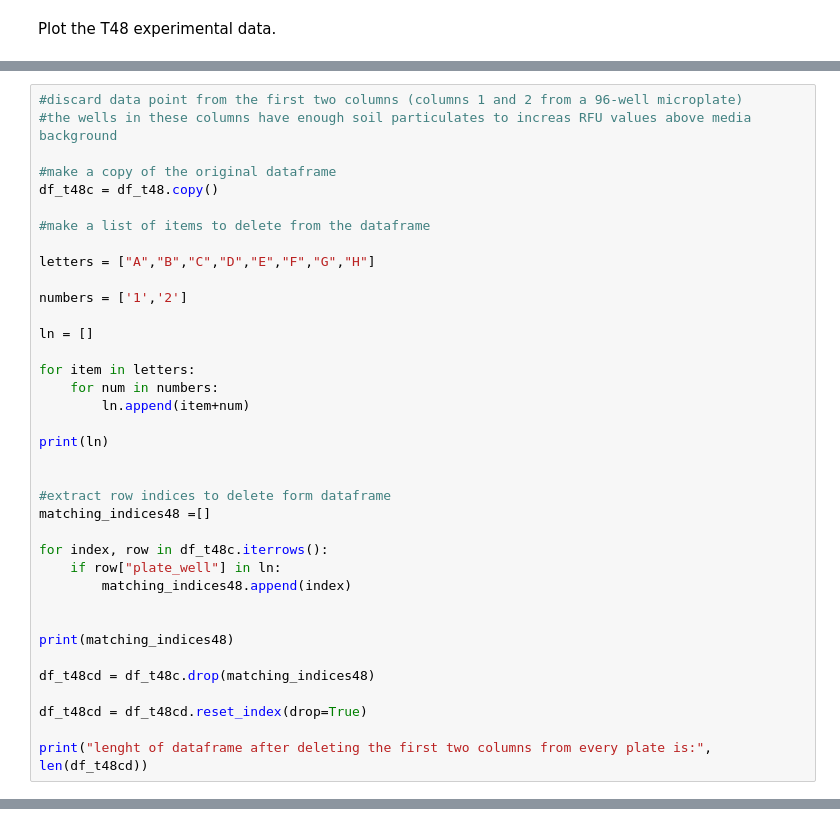
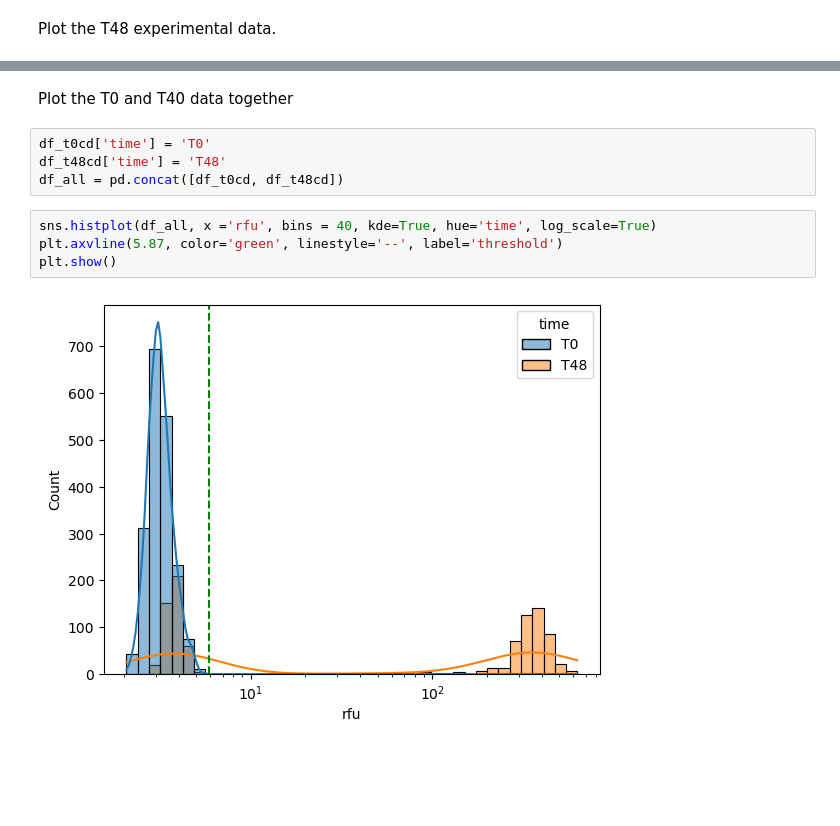
Before and after one commit to USDA-ARS-GBRU/MicroMPN_data-files, a Jupyter notebook: Determining_Threshold_AR.ipynb, the cells around one changed output, grey strips where cells are left out. Drawn from its saved outputs; the diff is of its cells as text; blank space fills up the shorter version.

```diff
--- a/Determining_Threshold_AR.ipynb
+++ b/Determining_Threshold_AR.ipynb
@@ -197,37 +169,0 @@ The experimental data contains a mix of wells without growth, centered near 0 an
-# %%
-#discard data point from the first two columns (columns 1 and 2 from a 96-well microplate)
-#the wells in these columns have enough soil particulates to increas RFU values above media background
-
-#make a copy of the original dataframe
-df_t48c = df_t48.copy()
-
-#make a list of items to delete from the dataframe
-
-letters = ["A","B","C","D","E","F","G","H"]
-
-numbers = ['1','2']
-
-ln = []
-
-for item in letters:
-    for num in numbers:
-        ln.append(item+num)
-
-print(ln)
-
-
-#extract row indices to delete form dataframe
-matching_indices48 =[]
-
-for index, row in df_t48c.iterrows():
-    if row["plate_well"] in ln:
-        matching_indices48.append(index)
-
-
-print(matching_indices48)
-
-df_t48cd = df_t48c.drop(matching_indices48)
-
-df_t48cd = df_t48cd.reset_index(drop=True)
-
-print("lenght of dataframe after deleting the first two columns from every plate is:", len(df_t48cd))
@@ -329,0 +188,12 @@ All background data for t_48 are clearly below the threshold based on plots PLOT
+# %% [markdown]
+Plot the T0 and T40 data together
+# %%
+df_t0cd['time'] = 'T0'
+df_t48cd['time'] = 'T48'
+df_all = pd.concat([df_t0cd, df_t48cd])
+# %%
+sns.histplot(df_all, x ='rfu', bins = 40, kde=True, hue='time', log_scale=True)
+plt.axvline(5.87, color='green', linestyle='--', label='threshold')
+plt.show()
+# %% [output]
+[figure, added]
```
Also changed, not shown: parts of 26 cells of this notebook.
